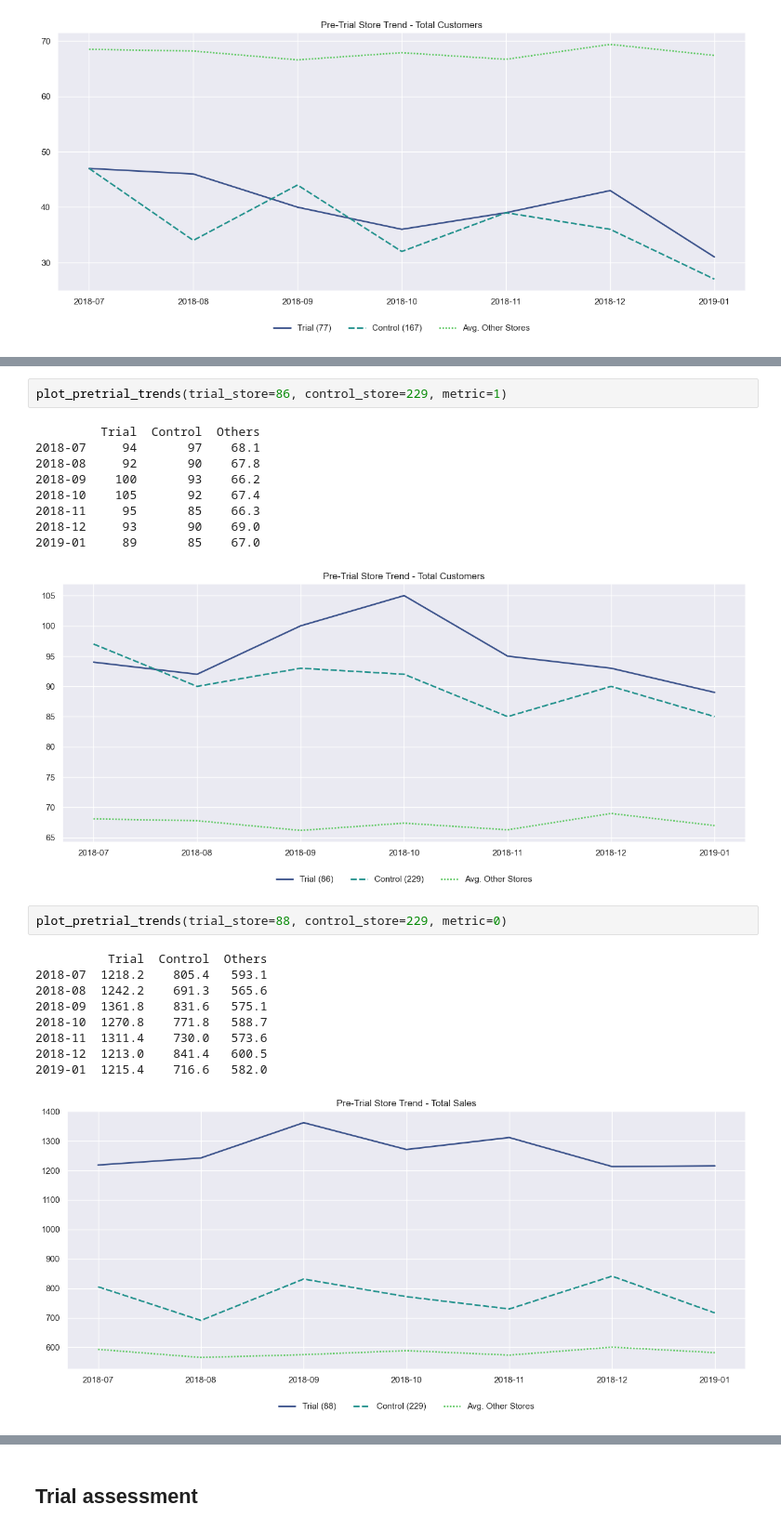
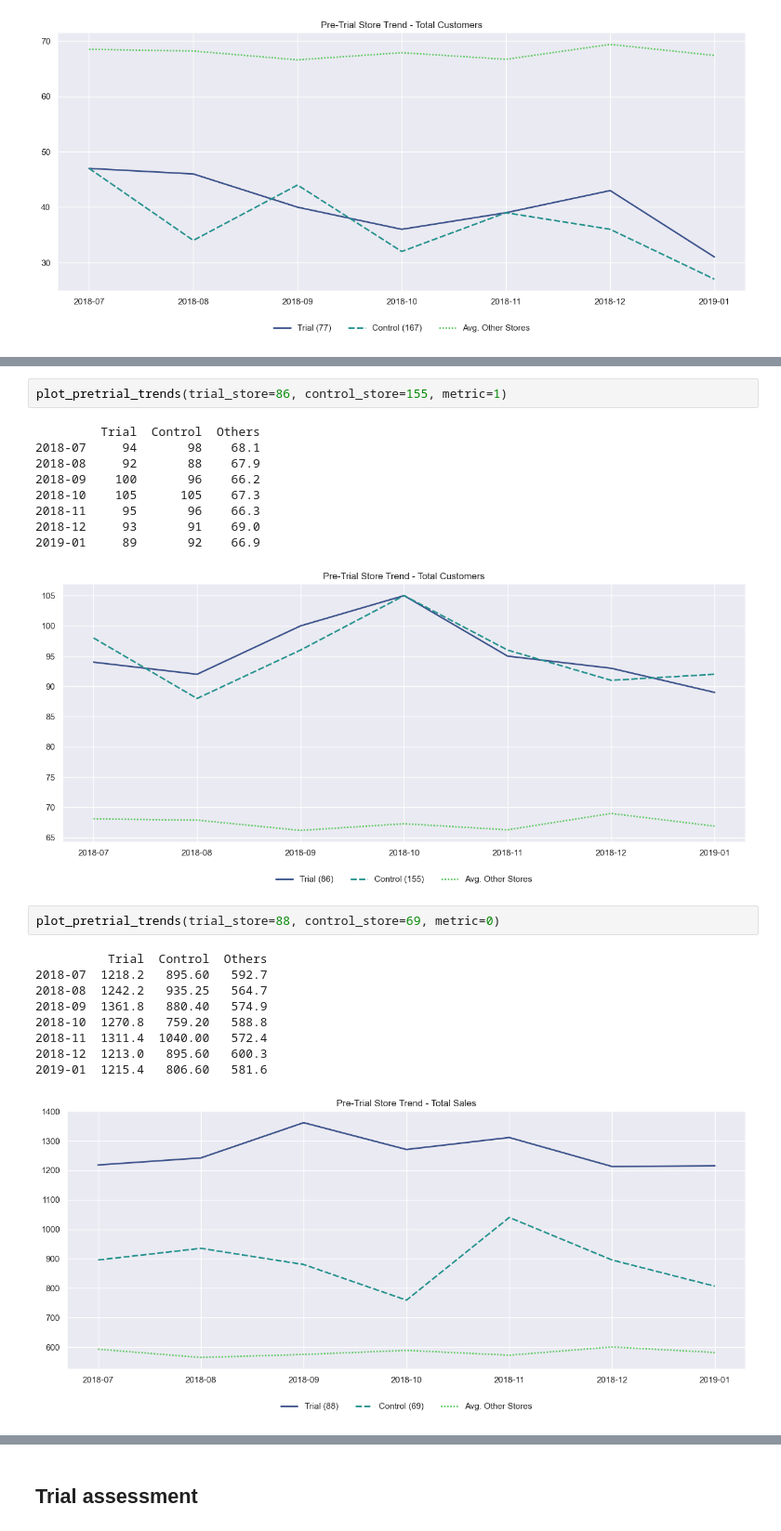
Before and after one commit to jcdcustodio/chips-retail-analytics, a Jupyter notebook: p2-trial-store-assessment.ipynb, the cells around one changed output, grey strips where cells are left out. Shown at 93% size. Saved outputs shown, nothing was run; the diff lists cells and outputs as text.

```diff
--- a/p2-trial-store-assessment.ipynb
+++ b/p2-trial-store-assessment.ipynb
@@ -672,25 +704,25 @@ plot_pretrial_trends(trial_store=86, control_store=229, metric=0)
 # %%
-plot_pretrial_trends(trial_store=86, control_store=229, metric=1)
+plot_pretrial_trends(trial_store=86, control_store=155, metric=1)
 # %% [output]
          Trial  Control  Others
-2018-07     94       97    68.1
-2018-08     92       90    67.8
-2018-09    100       93    66.2
-2018-10    105       92    67.4
-2018-11     95       85    66.3
-2018-12     93       90    69.0
-2019-01     89       85    67.0
+2018-07     94       98    68.1
+2018-08     92       88    67.9
+2018-09    100       96    66.2
+2018-10    105      105    67.3
+2018-11     95       96    66.3
+2018-12     93       91    69.0
+2019-01     89       92    66.9
-[figure, old version]
+[figure, new version]
 # %%
-plot_pretrial_trends(trial_store=88, control_store=229, metric=0)
+plot_pretrial_trends(trial_store=88, control_store=69, metric=0)
 # %% [output]
           Trial  Control  Others
-2018-07  1218.2    805.4   593.1
-2018-08  1242.2    691.3   565.6
-2018-09  1361.8    831.6   575.1
-2018-10  1270.8    771.8   588.7
-2018-11  1311.4    730.0   573.6
-2018-12  1213.0    841.4   600.5
-2019-01  1215.4    716.6   582.0
+2018-07  1218.2   895.60   592.7
+2018-08  1242.2   935.25   564.7
+2018-09  1361.8   880.40   574.9
+2018-10  1270.8   759.20   588.8
+2018-11  1311.4  1040.00   572.4
+2018-12  1213.0   895.60   600.3
+2019-01  1215.4   806.60   581.6
-[figure, old version]
+[figure, new version]
 # %%
```
Also changed, not shown: parts of 29 cells of this notebook, 25 other files.
